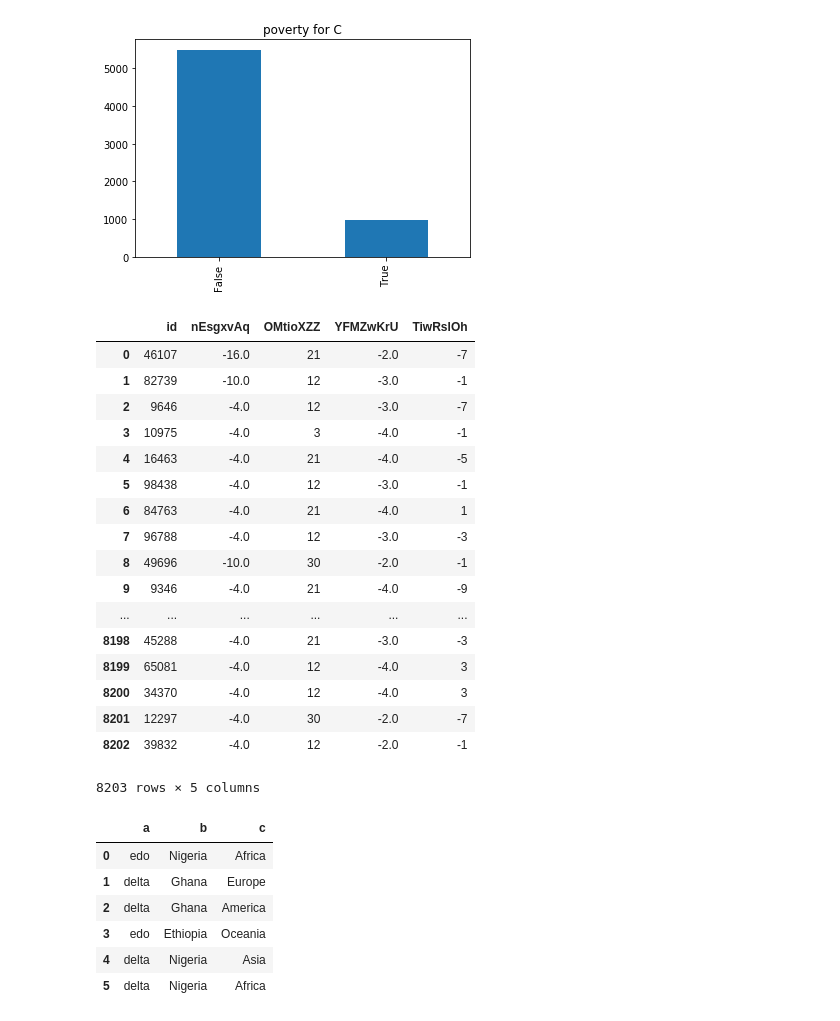
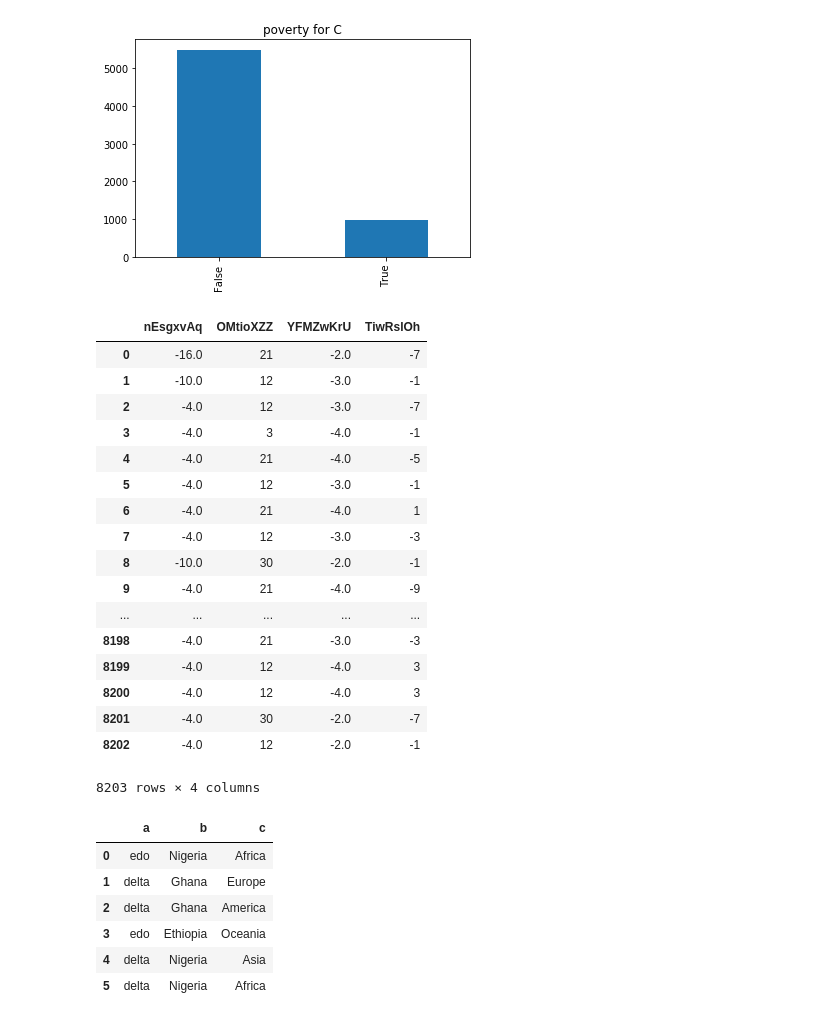
Before and after one commit to jaeycyril/poverty-prediction, a Jupyter notebook: wrangle_1.ipynb, the cells around one changed output. Saved outputs shown, nothing was run; the diff lists cells and outputs as text; code cells hidden in the pictures.

```diff
--- a/wrangle_1.ipynb
+++ b/wrangle_1.ipynb
@@ -76,26 +76,26 @@ c_hhold_train.poor.value_counts().plot.bar(title="poverty for C")
 <matplotlib.axes._subplots.AxesSubplot at 0x...>
 [figure]
 # %%
-a_hhold_train.select_dtypes(include=["float64", "int64"])
+a_hhold_train.select_dtypes(include=["float64", "int64"]).drop("id",axis=1)
 # %% [output]
-|  | id | nEsgxvAq | OMtioXZZ | YFMZwKrU | TiwRslOh |
-| 0 | 46107 | -16.0 | 21 | -2.0 | -7 |
-| 1 | 82739 | -10.0 | 12 | -3.0 | -1 |
-| 2 | 9646 | -4.0 | 12 | -3.0 | -7 |
-| 3 | 10975 | -4.0 | 3 | -4.0 | -1 |
-| 4 | 16463 | -4.0 | 21 | -4.0 | -5 |
-| 5 | 98438 | -4.0 | 12 | -3.0 | -1 |
-| 6 | 84763 | -4.0 | 21 | -4.0 | 1 |
-| 7 | 96788 | -4.0 | 12 | -3.0 | -3 |
-| 8 | 49696 | -10.0 | 30 | -2.0 | -1 |
-| 9 | 9346 | -4.0 | 21 | -4.0 | -9 |
-| ... | ... | ... | ... | ... | ... |
-| 8198 | 45288 | -4.0 | 21 | -3.0 | -3 |
-| 8199 | 65081 | -4.0 | 12 | -4.0 | 3 |
-| 8200 | 34370 | -4.0 | 12 | -4.0 | 3 |
-| 8201 | 12297 | -4.0 | 30 | -2.0 | -7 |
-| 8202 | 39832 | -4.0 | 12 | -2.0 | -1 |
+|  | nEsgxvAq | OMtioXZZ | YFMZwKrU | TiwRslOh |
+| 0 | -16.0 | 21 | -2.0 | -7 |
+| 1 | -10.0 | 12 | -3.0 | -1 |
+| 2 | -4.0 | 12 | -3.0 | -7 |
+| 3 | -4.0 | 3 | -4.0 | -1 |
+| 4 | -4.0 | 21 | -4.0 | -5 |
+| 5 | -4.0 | 12 | -3.0 | -1 |
+| 6 | -4.0 | 21 | -4.0 | 1 |
+| 7 | -4.0 | 12 | -3.0 | -3 |
+| 8 | -10.0 | 30 | -2.0 | -1 |
+| 9 | -4.0 | 21 | -4.0 | -9 |
+| ... | ... | ... | ... | ... |
+| 8198 | -4.0 | 21 | -3.0 | -3 |
+| 8199 | -4.0 | 12 | -4.0 | 3 |
+| 8200 | -4.0 | 12 | -4.0 | 3 |
+| 8201 | -4.0 | 30 | -2.0 | -7 |
+| 8202 | -4.0 | 12 | -2.0 | -1 |
-8203 rows × 5 columns
+8203 rows × 4 columns
 # %%
 td = {"a":["edo", "delta", "delta", "edo", "delta", "delta"],
      "b": ["Nigeria", "Ghana", "Ghana", "Ethiopia", "Nigeria", "Nigeria"],
```
Also changed, not shown: parts of 25 cells of this notebook.
